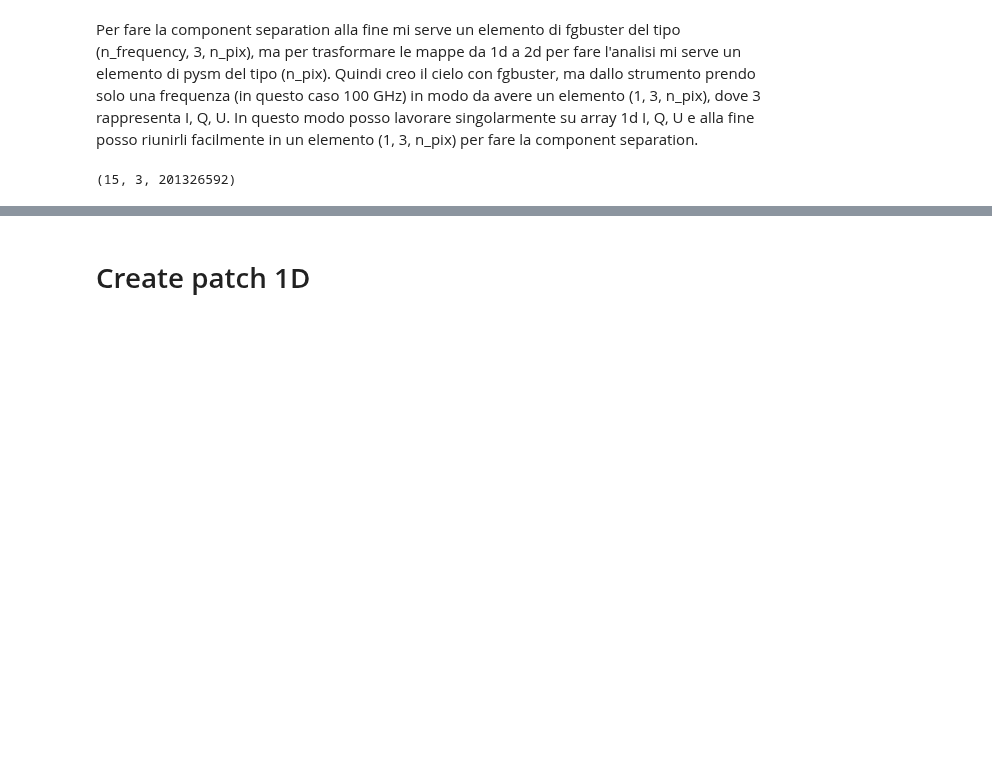
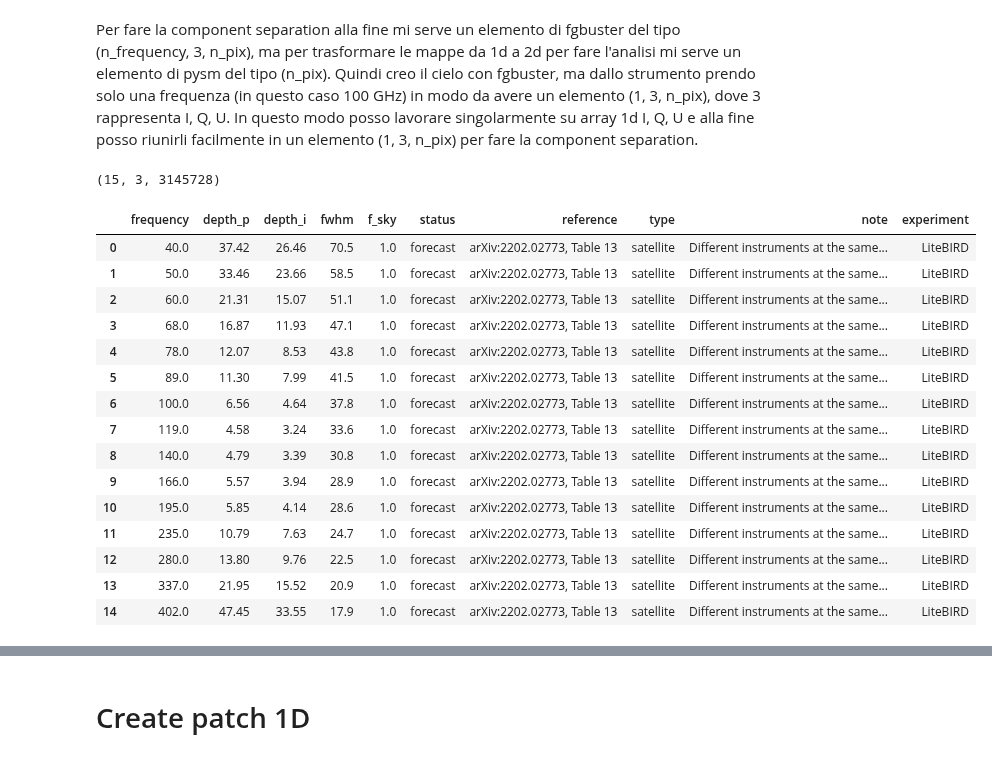
Before and after one commit to racheleguidettii/MastersThesis, a Jupyter notebook: Patch_create.ipynb, the cells around one changed output, grey strips where cells are left out. Saved outputs shown, nothing was run; the diff lists cells and outputs as text; code cells hidden in the pictures; blank space fills up the shorter version.

```diff
--- a/Patch_create.ipynb
+++ b/Patch_create.ipynb
@@ -51,10 +39,29 @@ Per fare la component separation alla fine mi serve un elemento di fgbuster del
 # %%
 instrument = get_instrument('LiteBIRD')
 
-sky_fgb    = get_observation(instrument, sky , nside=4096,noise=False, unit='uK_CMB')
+sky_fgb    = get_observation(instrument, sky , nside=nside,noise=False, unit='uK_CMB')
 print(np.shape(sky_fgb))
 # %% [output]
-(15, 3, 201326592)
+(15, 3, 3145728)
+# %%
+instrument
+# %% [output]
+|  | frequency | depth_p | depth_i | fwhm | f_sky | status | reference | type | note | experiment |
+| 0 | 40.0 | 37.42 | 26.46 | 70.5 | 1.0 | forecast | arXiv:2202.02773, Table 13 | satellite | Different instruments at the same... | LiteBIRD |
+| 1 | 50.0 | 33.46 | 23.66 | 58.5 | 1.0 | forecast | arXiv:2202.02773, Table 13 | satellite | Different instruments at the same... | LiteBIRD |
+| 2 | 60.0 | 21.31 | 15.07 | 51.1 | 1.0 | forecast | arXiv:2202.02773, Table 13 | satellite | Different instruments at the same... | LiteBIRD |
+| 3 | 68.0 | 16.87 | 11.93 | 47.1 | 1.0 | forecast | arXiv:2202.02773, Table 13 | satellite | Different instruments at the same... | LiteBIRD |
+| 4 | 78.0 | 12.07 | 8.53 | 43.8 | 1.0 | forecast | arXiv:2202.02773, Table 13 | satellite | Different instruments at the same... | LiteBIRD |
+| 5 | 89.0 | 11.30 | 7.99 | 41.5 | 1.0 | forecast | arXiv:2202.02773, Table 13 | satellite | Different instruments at the same... | LiteBIRD |
+| 6 | 100.0 | 6.56 | 4.64 | 37.8 | 1.0 | forecast | arXiv:2202.02773, Table 13 | satellite | Different instruments at the same... | LiteBIRD |
+| 7 | 119.0 | 4.58 | 3.24 | 33.6 | 1.0 | forecast | arXiv:2202.02773, Table 13 | satellite | Different instruments at the same... | LiteBIRD |
+| 8 | 140.0 | 4.79 | 3.39 | 30.8 | 1.0 | forecast | arXiv:2202.02773, Table 13 | satellite | Different instruments at the same... | LiteBIRD |
+| 9 | 166.0 | 5.57 | 3.94 | 28.9 | 1.0 | forecast | arXiv:2202.02773, Table 13 | satellite | Different instruments at the same... | LiteBIRD |
+| 10 | 195.0 | 5.85 | 4.14 | 28.6 | 1.0 | forecast | arXiv:2202.02773, Table 13 | satellite | Different instruments at the same... | LiteBIRD |
+| 11 | 235.0 | 10.79 | 7.63 | 24.7 | 1.0 | forecast | arXiv:2202.02773, Table 13 | satellite | Different instruments at the same... | LiteBIRD |
+| 12 | 280.0 | 13.80 | 9.76 | 22.5 | 1.0 | forecast | arXiv:2202.02773, Table 13 | satellite | Different instruments at the same... | LiteBIRD |
+| 13 | 337.0 | 21.95 | 15.52 | 20.9 | 1.0 | forecast | arXiv:2202.02773, Table 13 | satellite | Different instruments at the same... | LiteBIRD |
+| 14 | 402.0 | 47.45 | 33.55 | 17.9 | 1.0 | forecast | arXiv:2202.02773, Table 13 | satellite | Different instruments at the same... | LiteBIRD |
 # %%
 # seleziono solo alcune frequenze (8 su 15) altrimenti ci mette tantissimo
 mappa40  = sky_fgb[0, :, :]
```
Also changed, not shown: parts of 26 cells of this notebook.
